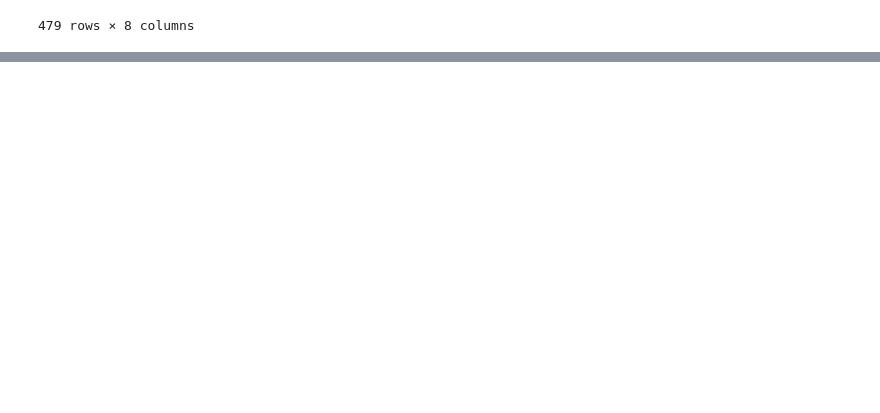
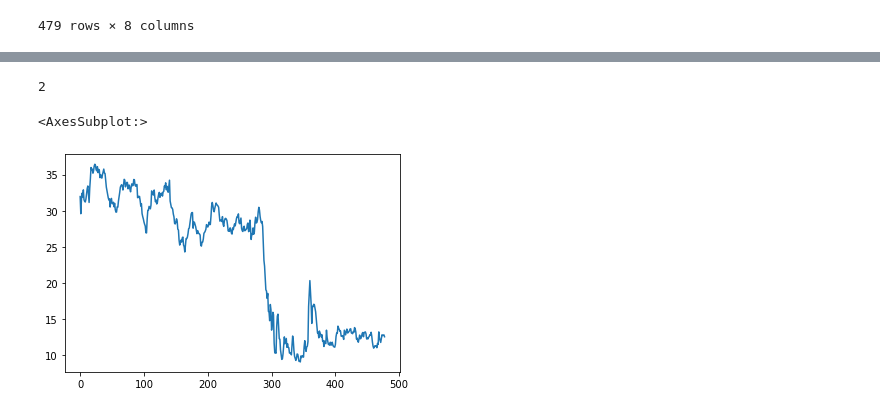
Before and after one commit to kubablack/midterm_python_Cerny, a Jupyter notebook: midterm.ipynb, the cells around one changed output, grey strips where cells are left out. Cells and saved outputs as stored; diff of their text form; code cells hidden in the pictures; blank space fills up the shorter version.

```diff
--- a/midterm.ipynb
+++ b/midterm.ipynb
@@ -101,0 +81,5 @@ df[]
+# %%
+df_1["Date"] = df_1["Date"].apply(pd.to_datetime)
+# %%
+df_1 = df_1.loc[(df_1["Date"]>=min_date) & (df_1["Date"]<= top_date)]
+df_1
@@ -101,0 +100,3 @@ df[]
+# %%
+df_1 = df_1.set_index("Date")
+df_1
@@ -101,0 +122,14 @@ df[]
+# %%
+df_1["Date"][0].weekday()
+# %% [output]
+2
+# %%
+aux = []
+for i in df_1["Adj.Close"]:
+    aux.append(float(i))
+adj_close_prices = pd.Series(aux)
+# %%
+adj_close_prices.plot()
+# %% [output]
+<AxesSubplot:>
+[figure, added]
```
Also changed, not shown: parts of 6 cells of this notebook.
